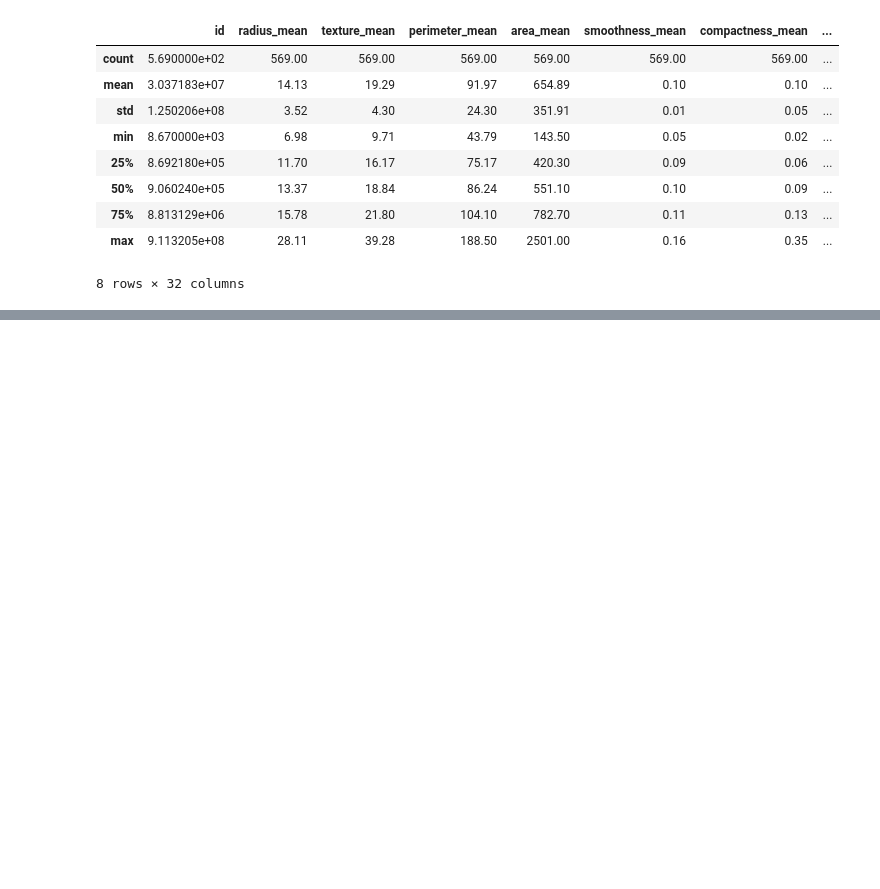
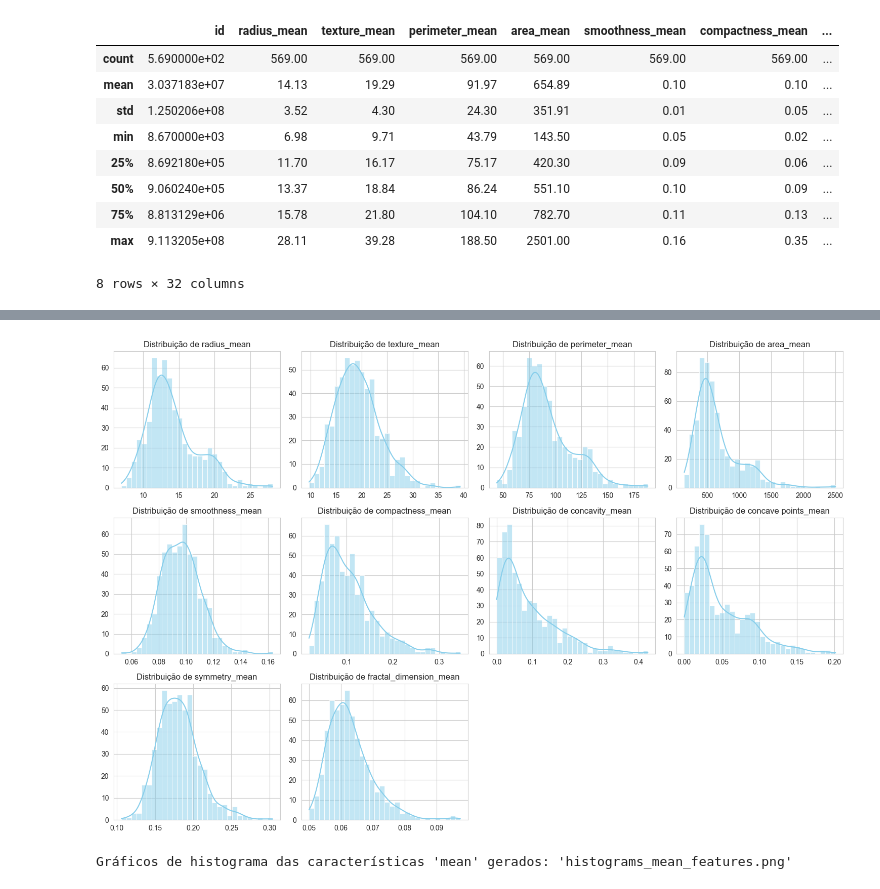
Before and after one commit to Haell39/ML-Aplicada-Diagnostico-Clinico, a Jupyter notebook: notebooks/classificacao.ipynb, the cells around one changed output, grey strips where cells are left out. Drawn from its saved outputs; the diff is of its cells as text; code cells hidden in the pictures; blank space fills up the shorter version.

```diff
--- a/notebooks/classificacao.ipynb
+++ b/notebooks/classificacao.ipynb
@@ -74,0 +110,21 @@ Estatísticas descritivas do dataset:
+# %%
+# Histograma das características 'mean'
+features_mean = ['radius_mean', 'texture_mean', 'perimeter_mean', 'area_mean',
+                 'smoothness_mean', 'compactness_mean', 'concavity_mean',
+                 'concave points_mean', 'symmetry_mean', 'fractal_dimension_mean']
+
+plt.figure(figsize=(15, 10))
+for i, feature in enumerate(features_mean):
+    plt.subplot(3, 4, i + 1) # Ajuste o layout se tiver mais features
+    sns.histplot(df[feature], kde=True, bins=30, color='skyblue')
+    plt.title(f'Distribuição de {feature}')
+    plt.xlabel('')
+    plt.ylabel('')
+plt.tight_layout()
+plt.savefig('histograms_mean_features.png')
+plt.show()
+
+print("Gráficos de histograma das características 'mean' gerados: 'histograms_mean_features.png'")
+# %% [output]
+[figure, added]
+Gráficos de histograma das características 'mean' gerados: 'histograms_mean_features.png'
```
Also changed, not shown: parts of 16 cells of this notebook, 5 other files.
